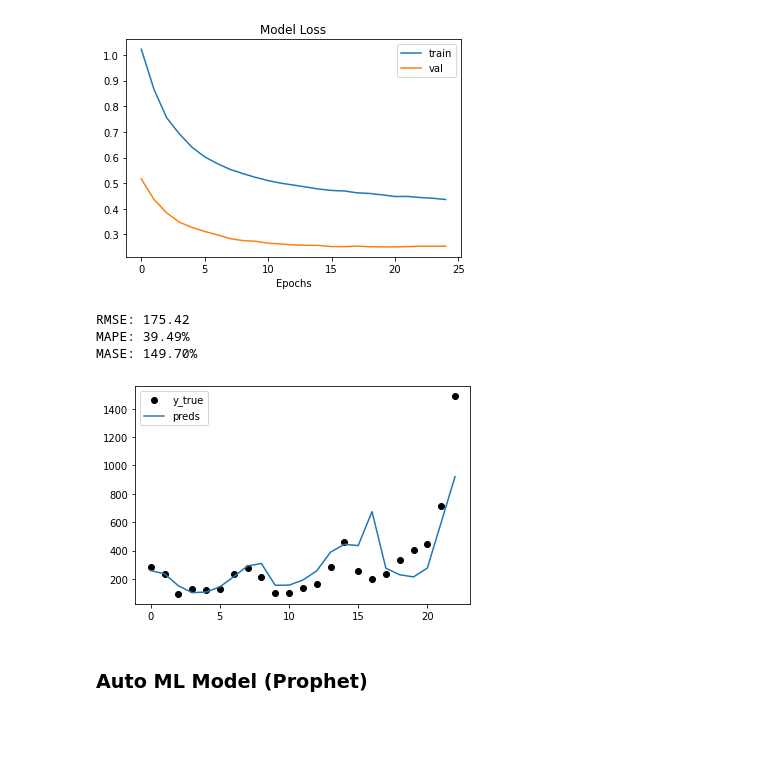
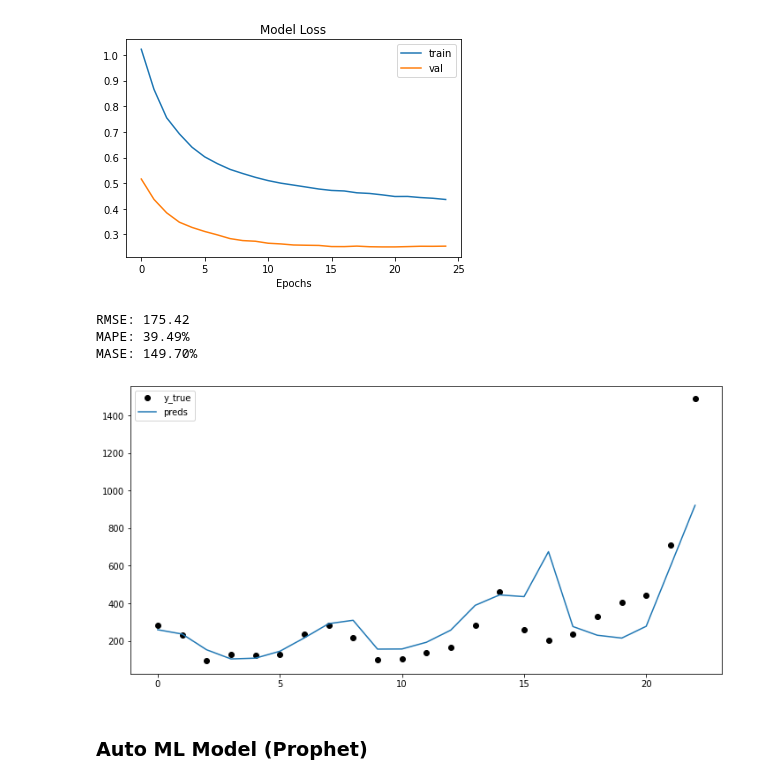
Before and after one commit to paolorossig/black-andes-test, a Jupyter notebook: problem02.ipynb, the cells around one changed output. Cells and saved outputs as stored; diff of their text form; code cells hidden in the pictures; blank space fills up the shorter version.

```diff
--- a/problem02.ipynb
+++ b/problem02.ipynb
@@ -97,17 +267,18 @@ m1.plot_loss_function()
 # %%
 X_test = test_set[0]
 y_preds = m1.predict(X_test) # Due to transform for NN model the test set loss the last 7 preds
 y_preds = scaler.inverse_transform(y_preds).flatten()
 
 y_train = np.concatenate([train,val]).flatten()
 y_test = test.flatten()[:len(y_preds)] # Ensure the test set is the same length as the preds
 
-plot_predictions(y_test, y_preds, y_train)
+print_metrics(y_test, y_preds, y_train)
+plot_predictions(y_test, y_preds)
 # %% [output]
 RMSE: 175.42
 MAPE: 39.49%
 MASE: 149.70%
-[figure, old version]
+[figure, new version]
 # %% [markdown]
 ### Auto ML Model (Prophet)
 # %%
```
Also changed, not shown: parts of 18 cells of this notebook, 2 other files.
